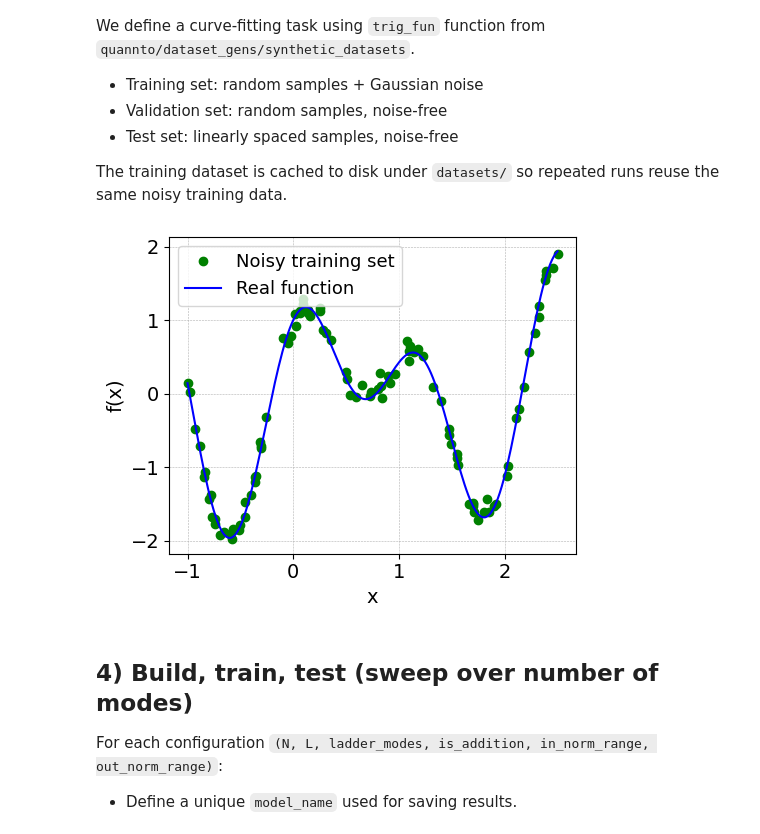
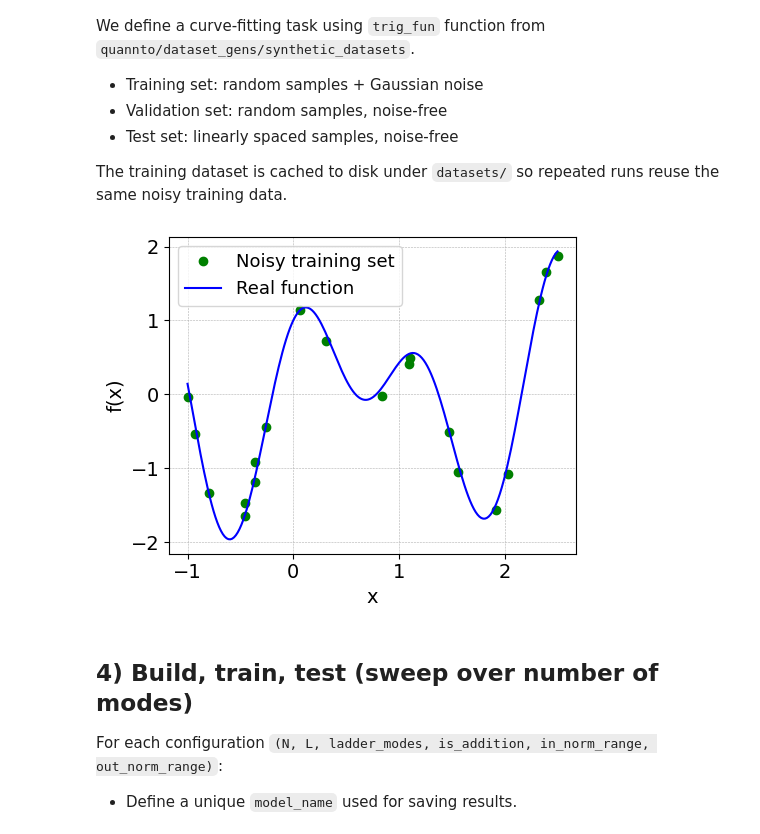
Before and after one commit to bsc-quantic/QuaNNTO, a Jupyter notebook: examples_ipynb/curve_fitting_QONN.ipynb, the cells around one changed output. Drawn from its saved outputs; the diff is of its cells as text; code cells hidden in the pictures.

```diff
--- a/examples_ipynb/curve_fitting_QONN.ipynb
+++ b/examples_ipynb/curve_fitting_QONN.ipynb
@@ -117,7 +117,7 @@ target_function = trig_fun
 input_range = (-1, 2.5)
 
 trainset_noise = 0.1
-trainset_size = 100
+trainset_size = 20
 testset_size = 200
 validset_size = 50
 
@@ -137,34 +137,34 @@ if os.path.isfile(inputs_path) and os.path.isfile(outputs_path):
     with open(inputs_path, "rb") as f:
         inputs = np.load(f)
     with open(outputs_path, "rb") as f:
         outputs = np.load(f)
     train_dataset = [inputs, outputs]
 else:
     train_dataset = generate_noisy_samples(
         trainset_size,
         target_function,
         input_range[0],
         input_range[1],
         trainset_noise,
     )
     with open(inputs_path, "wb") as f:
         np.save(f, train_dataset[0])
     with open(outputs_path, "wb") as f:
         np.save(f, train_dataset[1])
 
 # Update input range to match actual sampled training inputs
 input_range = (np.min(train_dataset[0]), np.max(train_dataset[0]))
 
 # 2) VALIDATION DATASET (noise-free): random samples (set to None to disable validation)
 valid_dataset = generate_dataset_of(target_function, n_inputs, n_outputs, validset_size, input_range)
 
 # 3) TEST DATASET (noise-free): linear samples
 test_dataset = generate_linear_dataset_of(target_function, n_inputs, n_outputs, testset_size, input_range)
 
 # Plot noisy training samples + clean target curve
 plot_noisy_dataset(task_name, train_dataset, test_dataset)
 # %% [output]
-[figure, old version]
+[figure, new version]
 # %% [markdown]
 ## 4) Build, train, test (sweep over number of modes)
 
```
Also changed, not shown: parts of 5 cells of this notebook, 10 other files.
